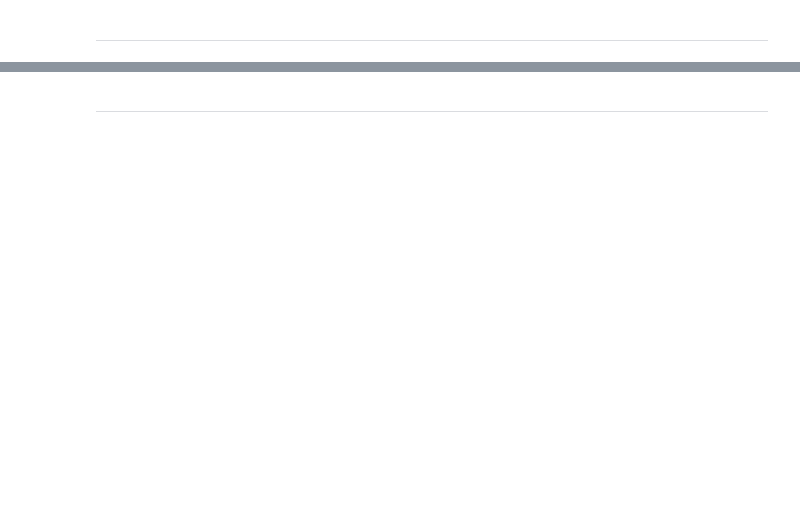
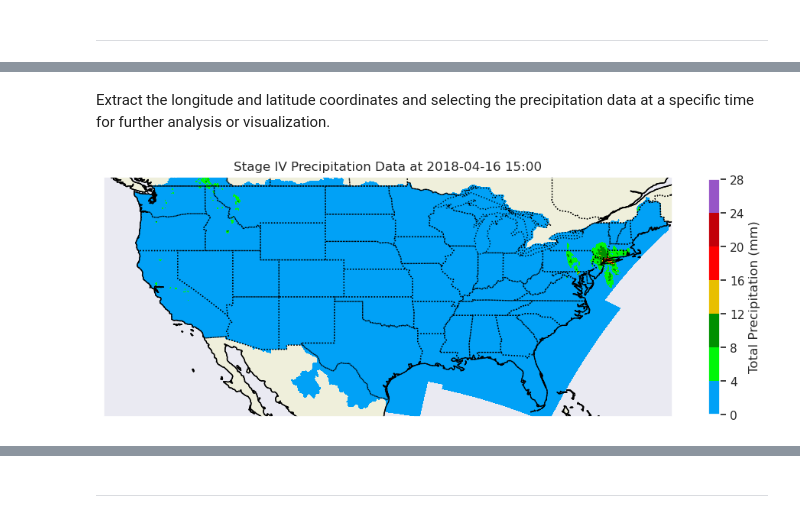
Before and after one commit to ProjectPythia/Stage-IV-Cookbook, a Jupyter notebook: notebooks/evan.ipynb, the cells around one changed output, grey strips where cells are left out. Cells and saved outputs as stored; diff of their text form; code cells hidden in the pictures; blank space fills up the shorter version.

```diff
--- a/notebooks/evan.ipynb
+++ b/notebooks/evan.ipynb
@@ -43,0 +183,23 @@ Label the importance of each concept explicitly as **helpful/necessary**.
+# %% [markdown]
+Extract the longitude and latitude coordinates and selecting the precipitation data at a specific time for further analysis or visualization.
+# %%
+time='2018-04-16 15:00'
+lon = ds['longitude'].values
+lat = ds['latitude'].values
+precip = ds['Total_precipitation_surface_1_Hour_Accumulation'].sel(time=time)
+# %%
+fig, ax = plt.subplots(figsize=(12, 8), subplot_kw={'projection': ccrs.PlateCarree()})
+ax.set_extent([-128, -66.5, 24, 50], crs=ccrs.PlateCarree())
+
+ax.add_feature(cfeature.COASTLINE)
+ax.add_feature(cfeature.BORDERS, linestyle=':')
+ax.add_feature(cfeature.STATES, linestyle=':')
+ax.add_feature(cfeature.LAND, edgecolor='black')
+
+# Plot the total precipitation on the map
+c = ax.contourf(lon, lat, precip, cmap='NWSRef', transform=ccrs.PlateCarree())
+colorbar = plt.colorbar(c, ax=ax, label='Total Precipitation (mm)', shrink=0.5)  # Adjust the shrink parameter as needed
+plt.title('Stage IV Precipitation Data at {}'.format(time))
+plt.show()
+# %% [output]
+[figure, added]
```
Also changed, not shown: parts of 61 cells of this notebook, 2 other files.
